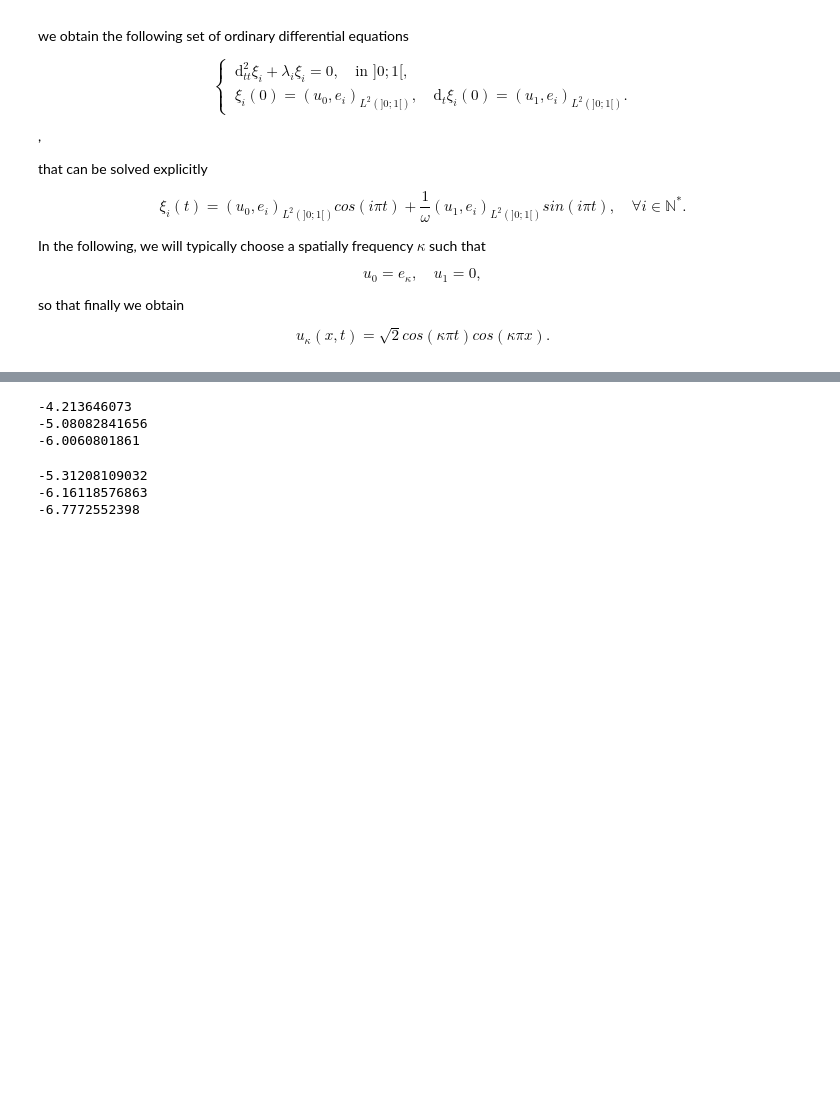
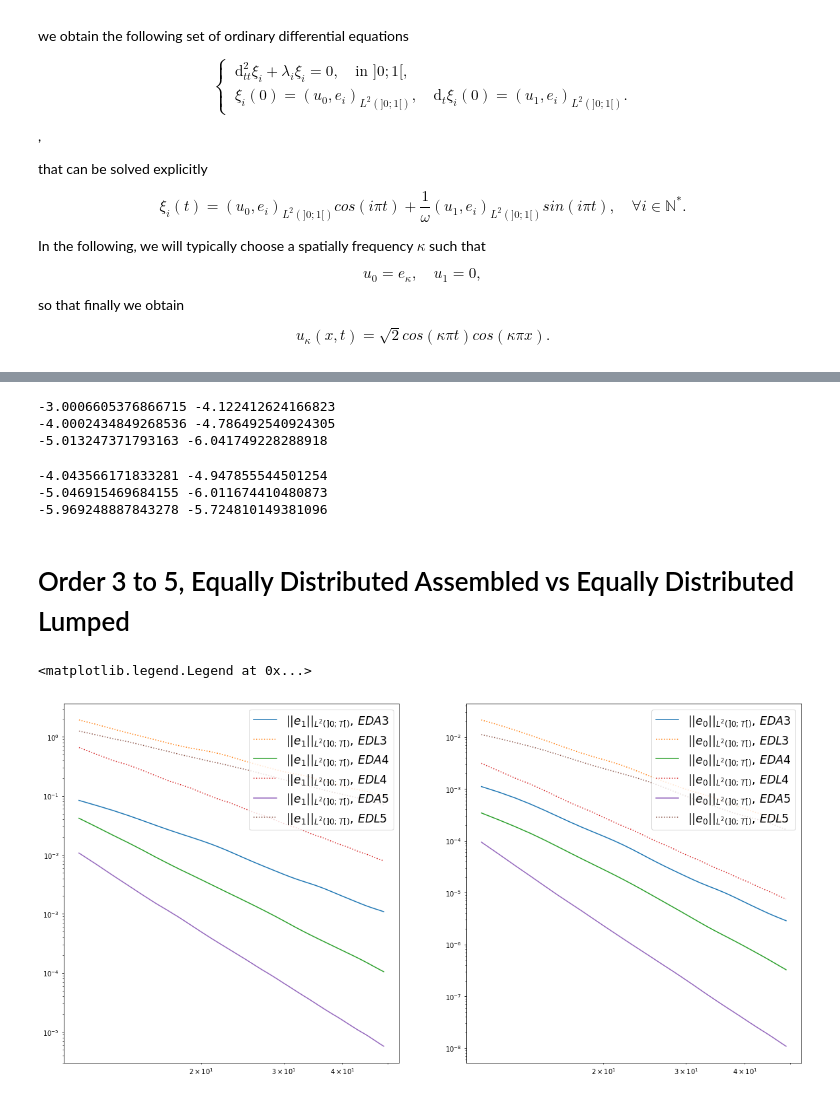
Before and after one commit to flothesof/wave1D, a Jupyter notebook: examples/space_convergence.ipynb, the cells around one changed output, grey strips where cells are left out. Cells and saved outputs as stored; diff of their text form; code cells hidden in the pictures; blank space fills up the shorter version.

```diff
--- a/examples/space_convergence.ipynb
+++ b/examples/space_convergence.ipynb
@@ -260,17 +262,61 @@ ax.legend(loc='upper right', fontsize='xx-large')
 # %%
-print np.polyfit(np.log(nelems[10:20]), np.log(errors_order3_gauss_lobatto_lumped.l2_h1[10:20]), 1)[0]
-print np.polyfit(np.log(nelems[10:20]), np.log(errors_order4_gauss_lobatto_lumped.l2_h1[10:20]), 1)[0]
-print np.polyfit(np.log(nelems[10:20]), np.log(errors_order5_gauss_lobatto_lumped.l2_h1[10:20]), 1)[0]
+log_elems = np.log(nelems)
+
+print(np.polyfit(log_elems, np.log(EDA3.l2_h1), 1)[0], np.polyfit(log_elems, np.log(EDA3.l2_l2), 1)[0])
+print(np.polyfit(log_elems, np.log(EDA4.l2_h1), 1)[0], np.polyfit(log_elems, np.log(EDA4.l2_l2), 1)[0])
+print(np.polyfit(log_elems, np.log(EDA5.l2_h1), 1)[0], np.polyfit(log_elems, np.log(EDA5.l2_l2), 1)[0])
 # %% [output]
--4.213646073
--5.08082841656
--6.0060801861
+-3.0006605376866715 -4.122412624166823
+-4.0002434849268536 -4.786492540924305
+-5.013247371793163 -6.041749228288918
 # %%
-print np.polyfit(np.log(nelems[10:20]), np.log(errors_order3_gauss_lobatto_lumped.l2_l2[10:20]), 1)[0]
-print np.polyfit(np.log(nelems[10:20]), np.log(errors_order4_gauss_lobatto_lumped.l2_l2[10:20]), 1)[0]
-print np.polyfit(np.log(nelems[10:20]), np.log(errors_order5_gauss_lobatto_lumped.l2_l2[10:20]), 1)[0]
+log_elems = np.log(nelems)
+
+print(np.polyfit(log_elems, np.log(GLA3.l2_h1), 1)[0], np.polyfit(log_elems, np.log(GLA3.l2_l2), 1)[0])
+print(np.polyfit(log_elems, np.log(GLA4.l2_h1), 1)[0], np.polyfit(log_elems, np.log(GLA4.l2_l2), 1)[0])
+print(np.polyfit(log_elems, np.log(GLA5.l2_h1), 1)[0], np.polyfit(log_elems, np.log(GLA5.l2_l2), 1)[0])
 # %% [output]
--5.31208109032
--6.16118576863
--6.7772552398
+-4.043566171833281 -4.947855544501254
+-5.046915469684155 -6.011674410480873
+-5.969248887843278 -5.724810149381096
+# %% [markdown]
+# Order 3 to 5, Equally Distributed Assembled vs Equally Distributed Lumped
+# %%
+k = 10
+tmax = 0.0625
+cfl_factor = 0.01
+nelems = range(11, 50)
+
+# Equally distributed assembled.
+EDA3 = comput_errors('EDA', k, 3, nelems, tmax, cfl_factor=cfl_factor)
+EDA4 = comput_errors('EDA', k, 4, nelems, tmax, cfl_factor=cfl_factor)
+EDA5 = comput_errors('EDA', k, 5, nelems, tmax, cfl_factor=cfl_factor)
+
+# Gauss-Lobatto assembled.
+EDL3 = comput_errors('EDL', k, 3, nelems, tmax, cfl_factor=cfl_factor)
+EDL4 = comput_errors('EDL', k, 4, nelems, tmax, cfl_factor=cfl_factor)
+EDL5 = comput_errors('EDL', k, 5, nelems, tmax, cfl_factor=cfl_factor)
+# %%
+fig = plt.figure(figsize=(20, 10))
+
+ax = fig.add_subplot(1, 2, 1)
+ax.loglog(nelems, EDA3.l2_h1, label="$|| e_1 ||_{L^2(]0; T[)},\,EDA3$")
+ax.loglog(nelems, EDL3.l2_h1, label="$|| e_1 ||_{L^2(]0; T[)},\,EDL3$", linestyle=':')
+ax.loglog(nelems, EDA4.l2_h1, label="$|| e_1 ||_{L^2(]0; T[)},\,EDA4$")
+ax.loglog(nelems, EDL4.l2_h1, label="$|| e_1 ||_{L^2(]0; T[)},\,EDL4$", linestyle=':')
+ax.loglog(nelems, EDA5.l2_h1, label="$|| e_1 ||_{L^2(]0; T[)},\,EDA5$")
+ax.loglog(nelems, EDL5.l2_h1, label="$|| e_1 ||_{L^2(]0; T[)},\,EDL5$", linestyle=':')
+ax.legend(loc='upper right', fontsize='xx-large')
+
+ax = fig.add_subplot(1, 2, 2)
+ax.loglog(nelems, EDA3.l2_l2, label="$|| e_0 ||_{L^2(]0; T[)},\,EDA3$")
+ax.loglog(nelems, EDL3.l2_l2, label="$|| e_0 ||_{L^2(]0; T[)},\,EDL3$", linestyle=':')
+ax.loglog(nelems, EDA4.l2_l2, label="$|| e_0 ||_{L^2(]0; T[)},\,EDA4$")
+ax.loglog(nelems, EDL4.l2_l2, label="$|| e_0 ||_{L^2(]0; T[)},\,EDL4$", linestyle=':')
+ax.loglog(nelems, EDA5.l2_l2, label="$|| e_0 ||_{L^2(]0; T[)},\,EDA5$")
+ax.loglog(nelems, EDL5.l2_l2, label="$|| e_0 ||_{L^2(]0; T[)},\,EDL5$", linestyle=':')
+ax.legend(loc='upper right', fontsize='xx-large')
+# %% [output]
+<matplotlib.legend.Legend at 0x...>
+[figure, added]
 # %%
```
Also changed, not shown: parts of 18 cells of this notebook.
